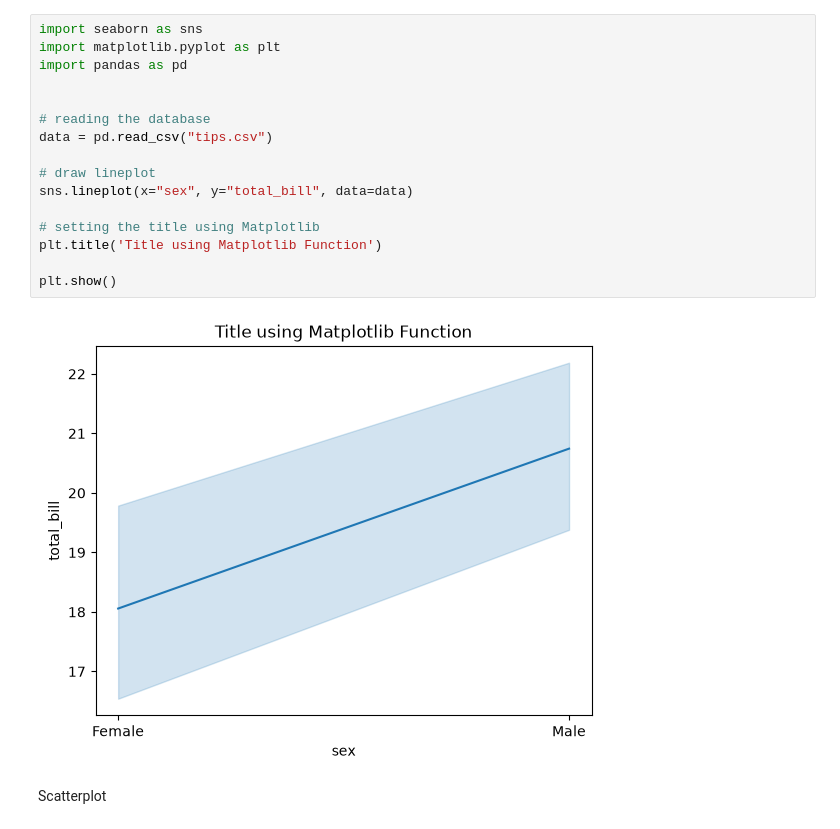
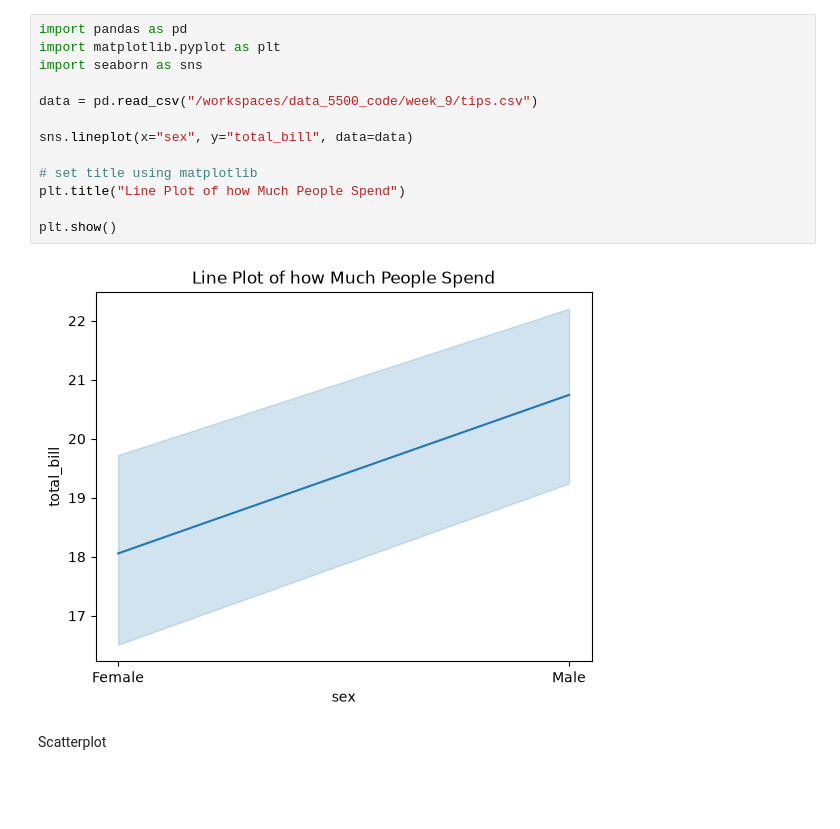
Before and after one commit to chelseaharding/data_5500_code, a Jupyter notebook: week_9/seaborn.ipynb, the cells around one changed output. Cells and saved outputs as stored; diff of their text form; blank space fills up the shorter version.

```diff
--- a/week_9/seaborn.ipynb
+++ b/week_9/seaborn.ipynb
@@ -21,23 +21,20 @@ Requirement already satisfied: pyparsing>=3 in /usr/local/python/3.12.1/lib/pyth
 [notice] To update, run: pip install --upgrade pip
 Note: you may need to restart the kernel to use updated packages.
 # %%
+import pandas as pd
+import matplotlib.pyplot as plt
 import seaborn as sns
-import matplotlib.pyplot as plt
-import pandas as pd
 
+data = pd.read_csv("/workspaces/data_5500_code/week_9/tips.csv")
 
-# reading the database
-data = pd.read_csv("tips.csv")
-
-# draw lineplot
 sns.lineplot(x="sex", y="total_bill", data=data)
 
-# setting the title using Matplotlib
-plt.title('Title using Matplotlib Function')
+# set title using matplotlib
+plt.title("Line Plot of how Much People Spend")
 
 plt.show()
 # %% [output]
-[figure, old version]
+[figure, new version]
 # %% [markdown]
 Scatterplot
 # %%
```
Also changed, not shown: parts of 9 cells of this notebook.
